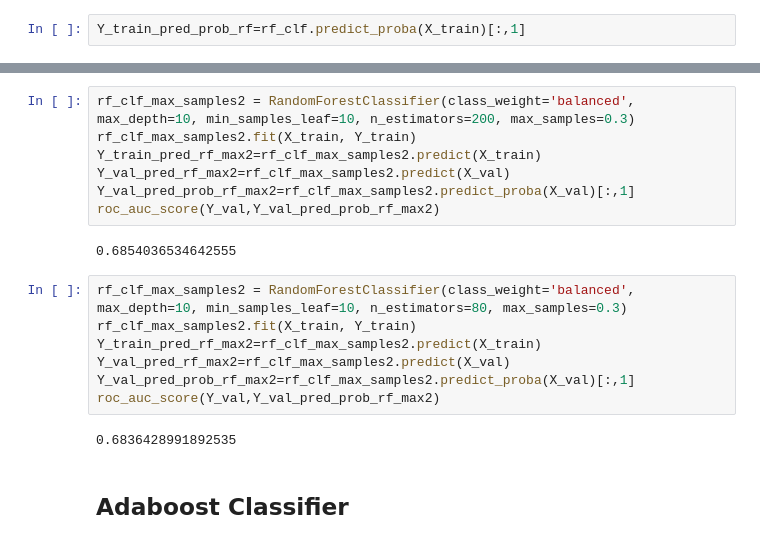
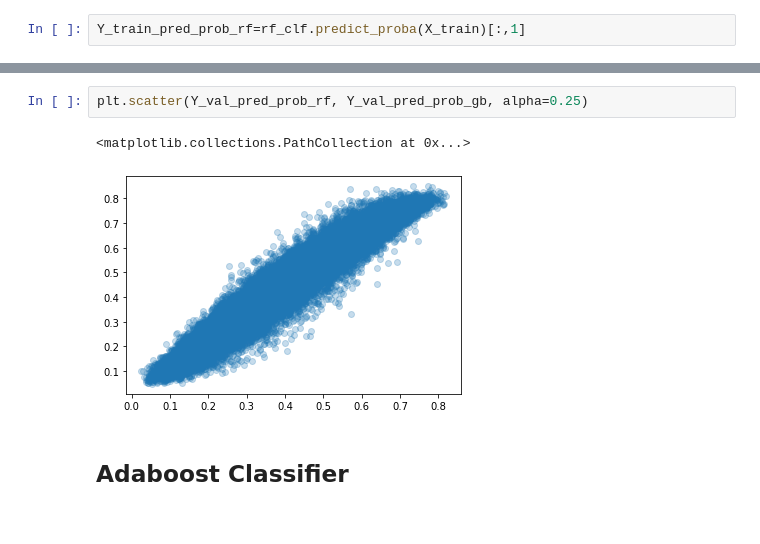
Before and after one commit to mchuapoco/loan-sharks, a Jupyter notebook: kaggle/gc_ensemble_trees.ipynb, the cells around one changed output, grey strips where cells are left out. Drawn from its saved outputs; the diff is of its cells as text.

```diff
--- a/kaggle/gc_ensemble_trees.ipynb
+++ b/kaggle/gc_ensemble_trees.ipynb
@@ -186,21 +194,8 @@ plt.scatter(Y_val_pred_prob_rf_max, Y_val_pred_prob_lgbm, alpha=0.25)
-# %%
-rf_clf_max_samples2 = RandomForestClassifier(class_weight='balanced', max_depth=10, min_samples_leaf=10, n_estimators=200, max_samples=0.3)
-rf_clf_max_samples2.fit(X_train, Y_train)
-Y_train_pred_rf_max2=rf_clf_max_samples2.predict(X_train)
-Y_val_pred_rf_max2=rf_clf_max_samples2.predict(X_val)
-Y_val_pred_prob_rf_max2=rf_clf_max_samples2.predict_proba(X_val)[:,1]
-roc_auc_score(Y_val,Y_val_pred_prob_rf_max2)
-# %% [output]
-0.6854036534642555
-# %%
-rf_clf_max_samples2 = RandomForestClassifier(class_weight='balanced', max_depth=10, min_samples_leaf=10, n_estimators=80, max_samples=0.3)
-rf_clf_max_samples2.fit(X_train, Y_train)
-Y_train_pred_rf_max2=rf_clf_max_samples2.predict(X_train)
-Y_val_pred_rf_max2=rf_clf_max_samples2.predict(X_val)
-Y_val_pred_prob_rf_max2=rf_clf_max_samples2.predict_proba(X_val)[:,1]
-roc_auc_score(Y_val,Y_val_pred_prob_rf_max2)
-# %% [output]
-0.6836428991892535
+# %%
+plt.scatter(Y_val_pred_prob_rf, Y_val_pred_prob_gb, alpha=0.25)
+# %% [output]
+<matplotlib.collections.PathCollection at 0x...>
+[figure, added]
 # %% [markdown]
 ## Adaboost Classifier
 # %%
```
Also changed, not shown: parts of 51 cells of this notebook, 2 other files.
